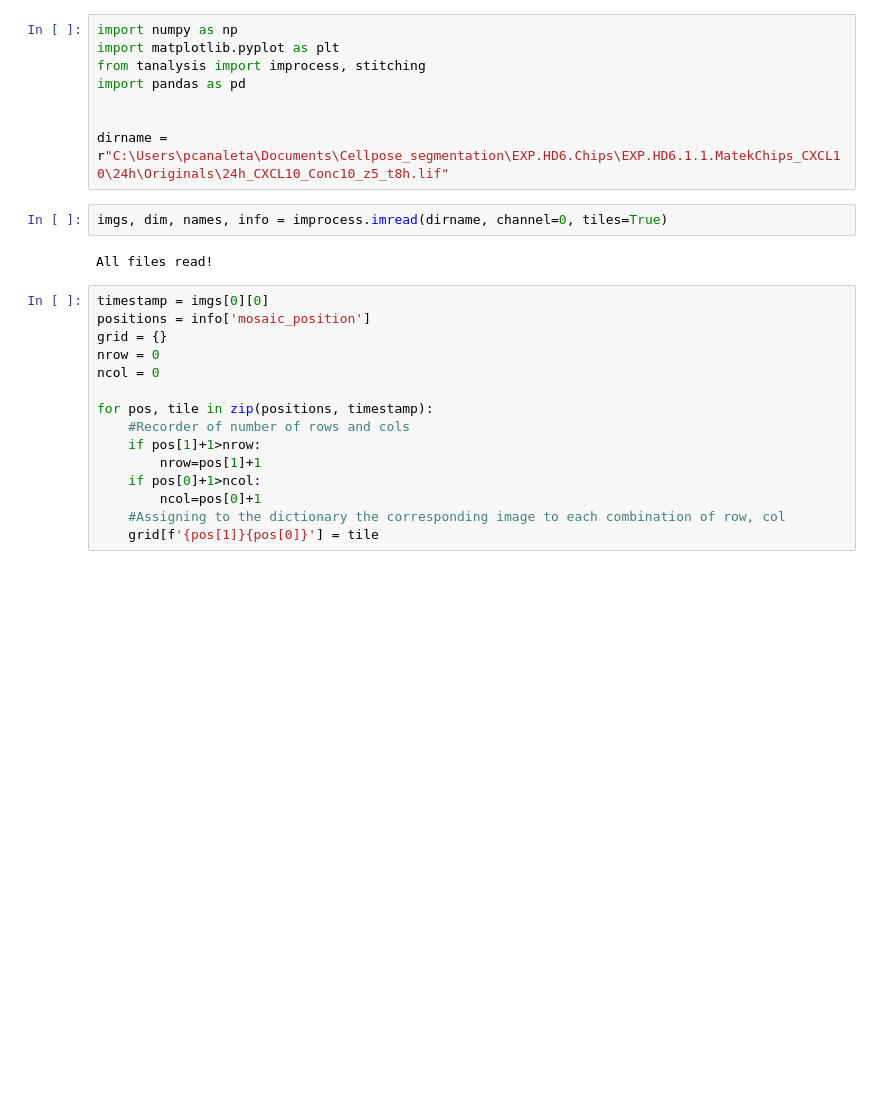
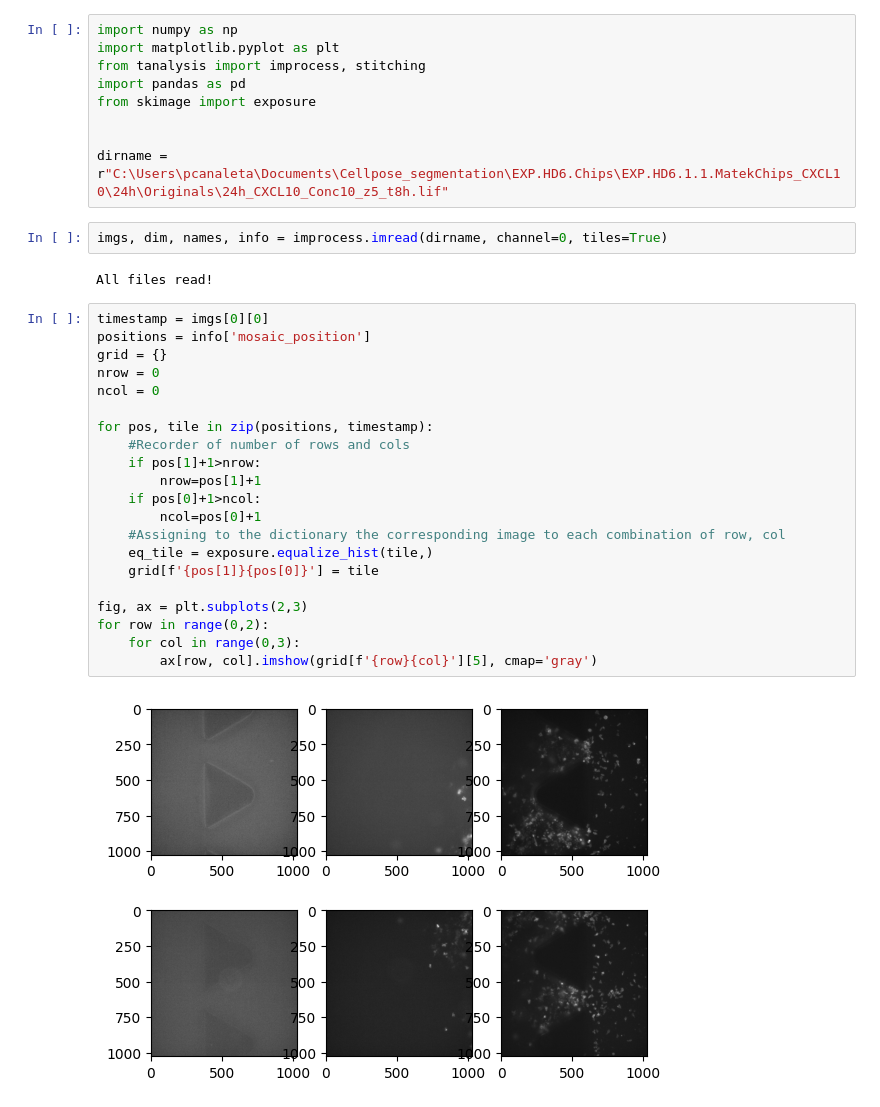
Before and after one commit to pcanaleta/tanalysis, a Jupyter notebook: image_comp_test.ipynb, the cells around one changed output. Saved outputs shown, nothing was run; the diff lists cells and outputs as text; blank space fills up the shorter version.

```diff
--- a/image_comp_test.ipynb
+++ b/image_comp_test.ipynb
@@ -3,6 +3,7 @@ import numpy as np
 import matplotlib.pyplot as plt
 from tanalysis import improcess, stitching
 import pandas as pd
+from skimage import exposure
 
 
 dirname = r"C:\Users\pcanaleta\Documents\Cellpose_segmentation\EXP.HD6.Chips\EXP.HD6.1.1.MatekChips_CXCL10\24h\Originals\24h_CXCL10_Conc10_z5_t8h.lif"
@@ -13,18 +14,26 @@ All files read!
 # %%
 timestamp = imgs[0][0]
 positions = info['mosaic_position']
 grid = {}
 nrow = 0
 ncol = 0
 
 for pos, tile in zip(positions, timestamp):
     #Recorder of number of rows and cols
     if pos[1]+1>nrow:
         nrow=pos[1]+1
     if pos[0]+1>ncol:
         ncol=pos[0]+1
     #Assigning to the dictionary the corresponding image to each combination of row, col
+    eq_tile = exposure.equalize_hist(tile,)
     grid[f'{pos[1]}{pos[0]}'] = tile
+
+fig, ax = plt.subplots(2,3)
+for row in range(0,2):
+    for col in range(0,3):
+        ax[row, col].imshow(grid[f'{row}{col}'][5], cmap='gray')
+# %% [output]
+[figure, added]
 # %%
 translations = {} #Saving vertical an horizontal translations for each image
 for row in range(0, nrow):
```
Also changed, not shown: parts of 1 cell of this notebook.
